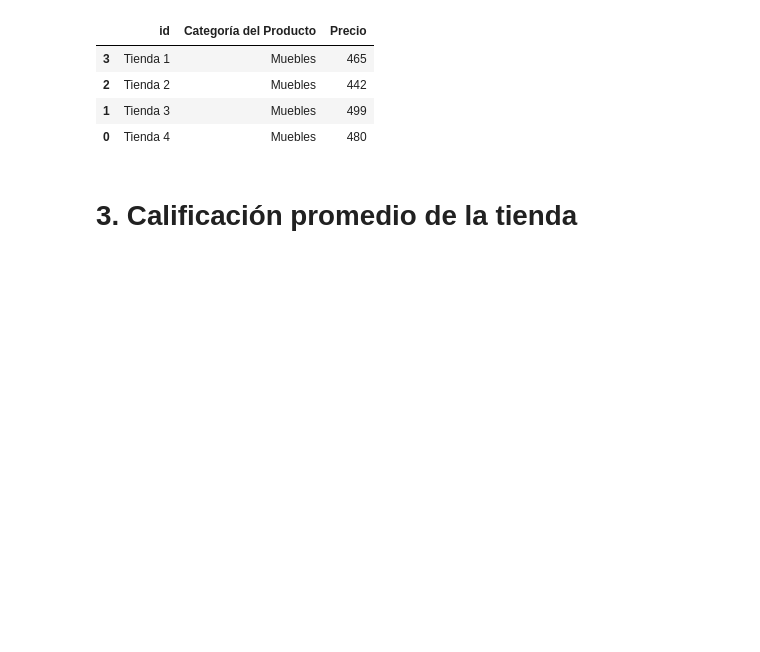
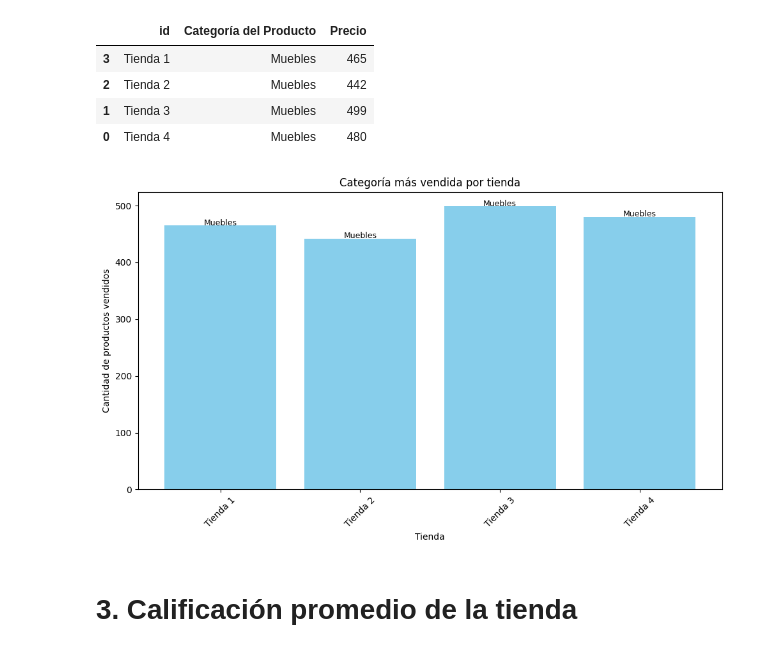
Before and after one commit to Yasna79/Challenge-1-Alura-Stores, a Jupyter notebook: AluraStoreLatam.ipynb, the cells around one changed output. Saved outputs shown, nothing was run; the diff lists cells and outputs as text; code cells hidden in the pictures; blank space fills up the shorter version.

```diff
--- a/AluraStoreLatam.ipynb
+++ b/AluraStoreLatam.ipynb
@@ -80,6 +93,32 @@ productos_mayores.head()
 | 2 | Tienda 2 | Muebles | 442 |
 | 1 | Tienda 3 | Muebles | 499 |
 | 0 | Tienda 4 | Muebles | 480 |
+# %%
+
+
+# Datos
+tiendas = productos_mayores['id']
+ventas = productos_mayores['Precio']  # este es el count
+categorias = productos_mayores['Categoría del Producto']
+
+# Crear gráfico
+plt.figure(figsize=(10, 6))
+bars = plt.bar(tiendas, ventas, color='skyblue')
+
+# Agregar etiquetas con la categoría más vendida
+for bar, categoria in zip(bars, categorias):
+    y = bar.get_height()
+    plt.text(bar.get_x() + bar.get_width() / 2, y + 0.5, categoria, ha='center', fontsize=9)
+
+# Estética del gráfico
+plt.title('Categoría más vendida por tienda')
+plt.xlabel('Tienda')
+plt.ylabel('Cantidad de productos vendidos')
+plt.xticks(rotation=45)
+plt.tight_layout()
+plt.show()
+# %% [output]
+[figure, added]
 # %% [markdown]
 # 3. Calificación promedio de la tienda
 # %%
```
Also changed, not shown: parts of 3 cells of this notebook.
